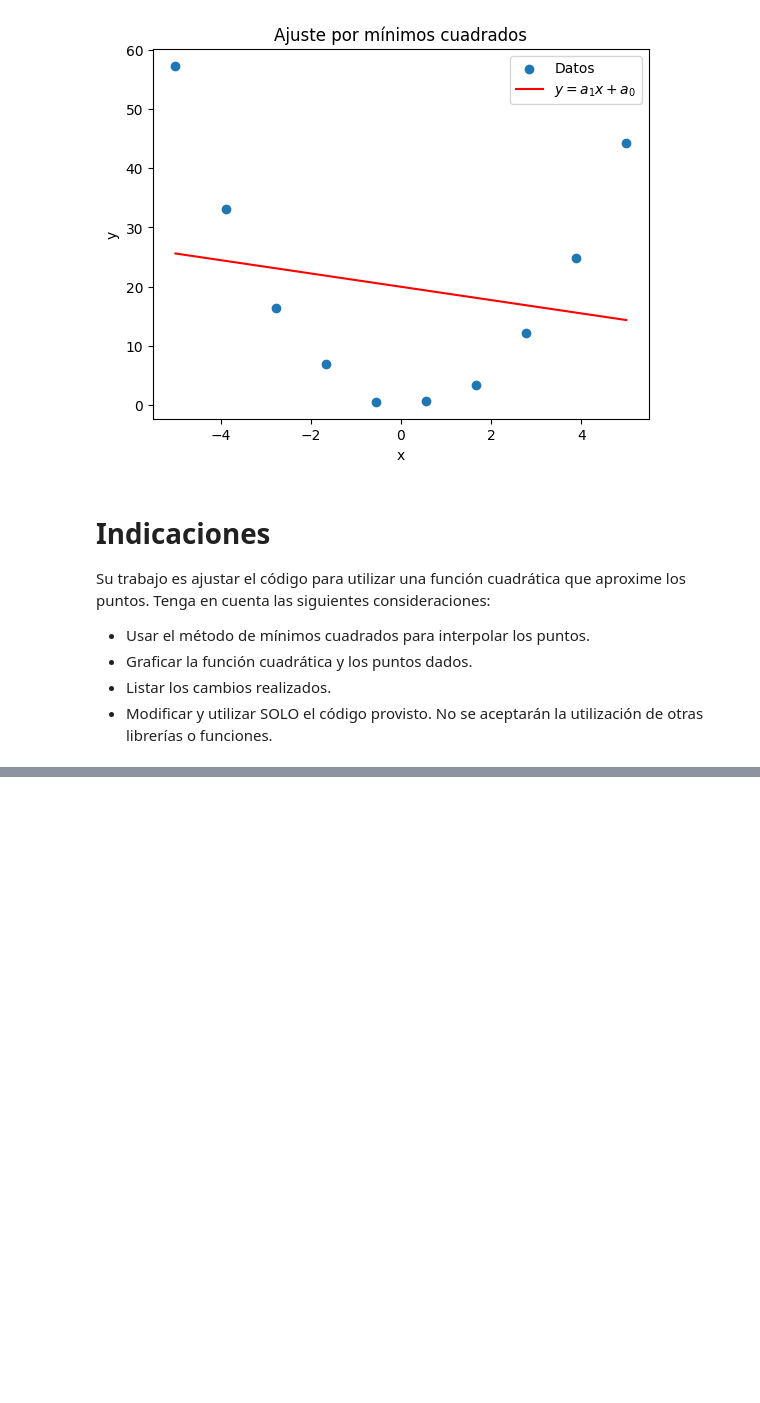
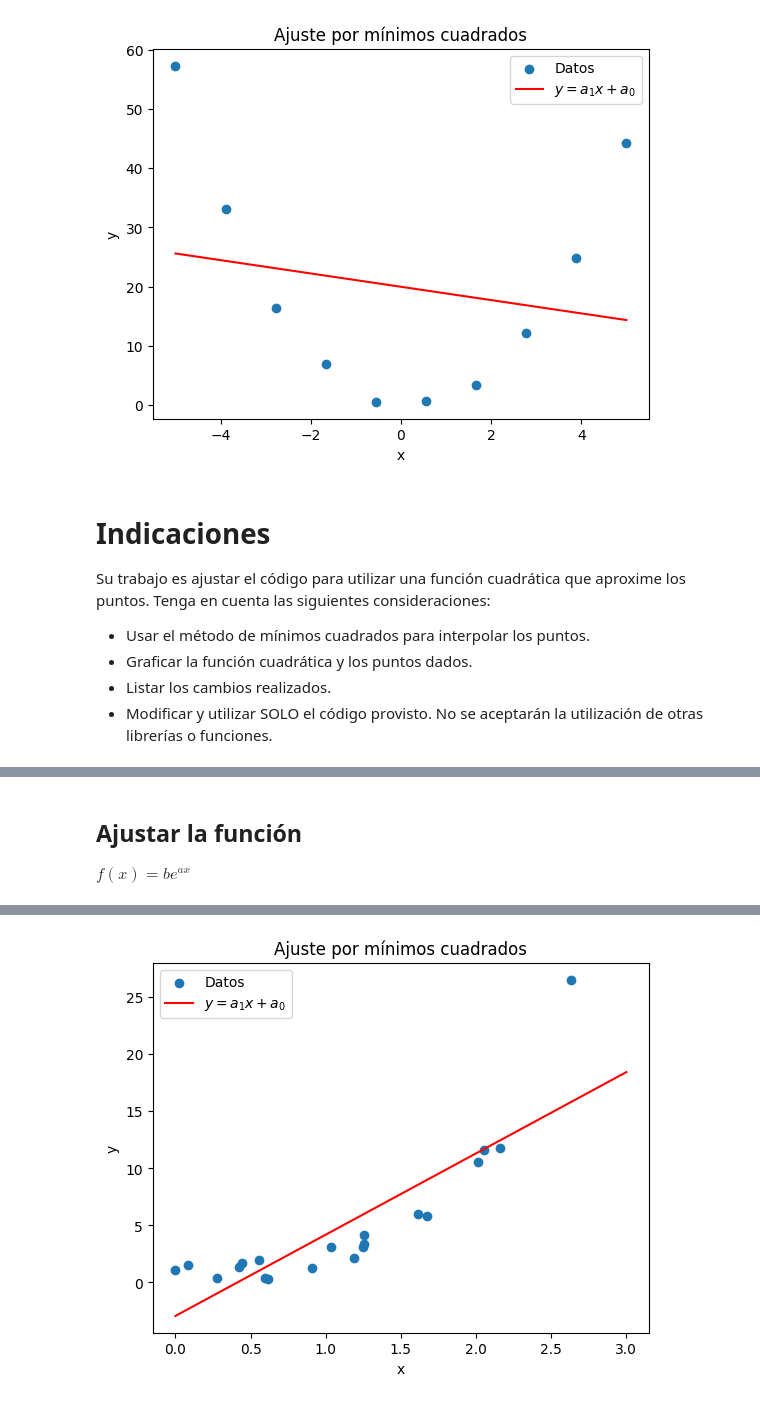
Before and after one commit to ztjona/MN-prueba02, a Jupyter notebook: min_cuadrados.ipynb, the cells around one changed output, grey strips where cells are left out. Saved outputs shown, nothing was run; the diff lists cells and outputs as text; code cells hidden in the pictures; blank space fills up the shorter version.

```diff
--- a/min_cuadrados.ipynb
+++ b/min_cuadrados.ipynb
@@ -385,0 +441,25 @@ Su gráfico debe ser similar a:
+# %% [markdown]
+## Ajustar la función
+
+$f(x)=be^{ax}$
+# %%
+import numpy as np
+
+x = np.linspace(0, 3, 100)
+
+pars = ajustar_min_cuadrados(
+    xs3,
+    ys3,
+    gradiente=[der_parcial_0, der_parcial_1],
+)
+
+y = [linea(xi, pars) for xi in x]
+
+plt.scatter(xs3, ys3, label="Datos")
+plt.plot(x, y, color="red", label=r"$ y = a_1 x + a_0 $")
+plt.xlabel("x")
+plt.ylabel("y")
+plt.title("Ajuste por mínimos cuadrados")
+plt.legend()
+plt.show()
+# %% [output]
@@ -385,0 +470 @@ Su gráfico debe ser similar a:
+[figure, added]
```
Also changed, not shown: parts of 8 cells of this notebook.
